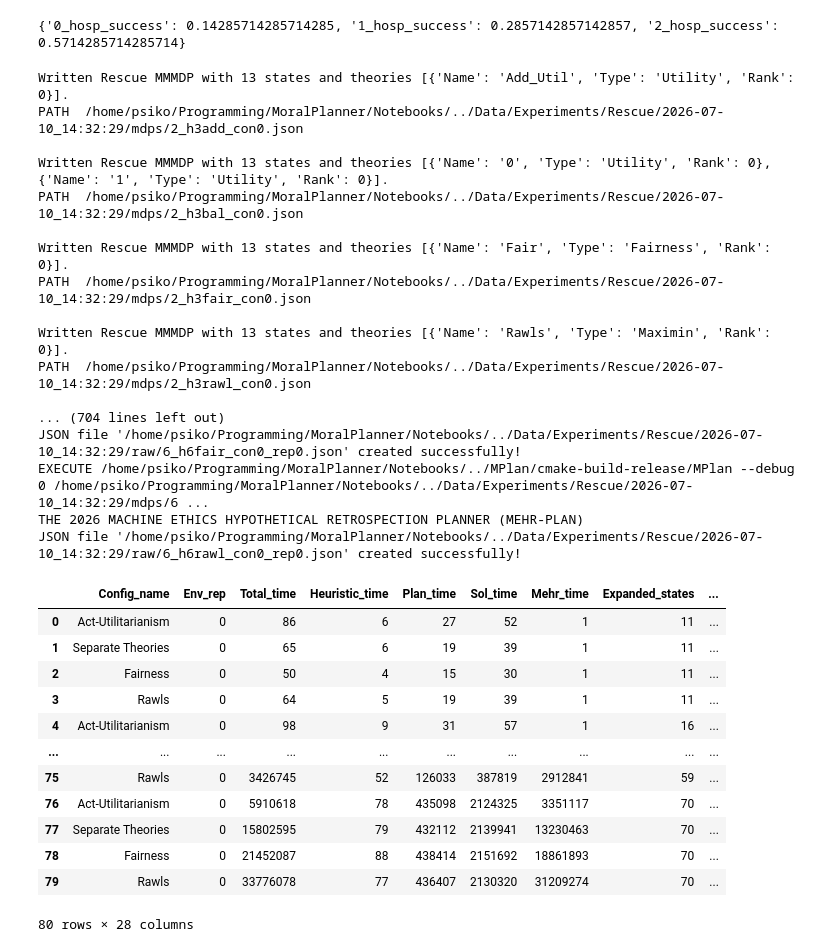
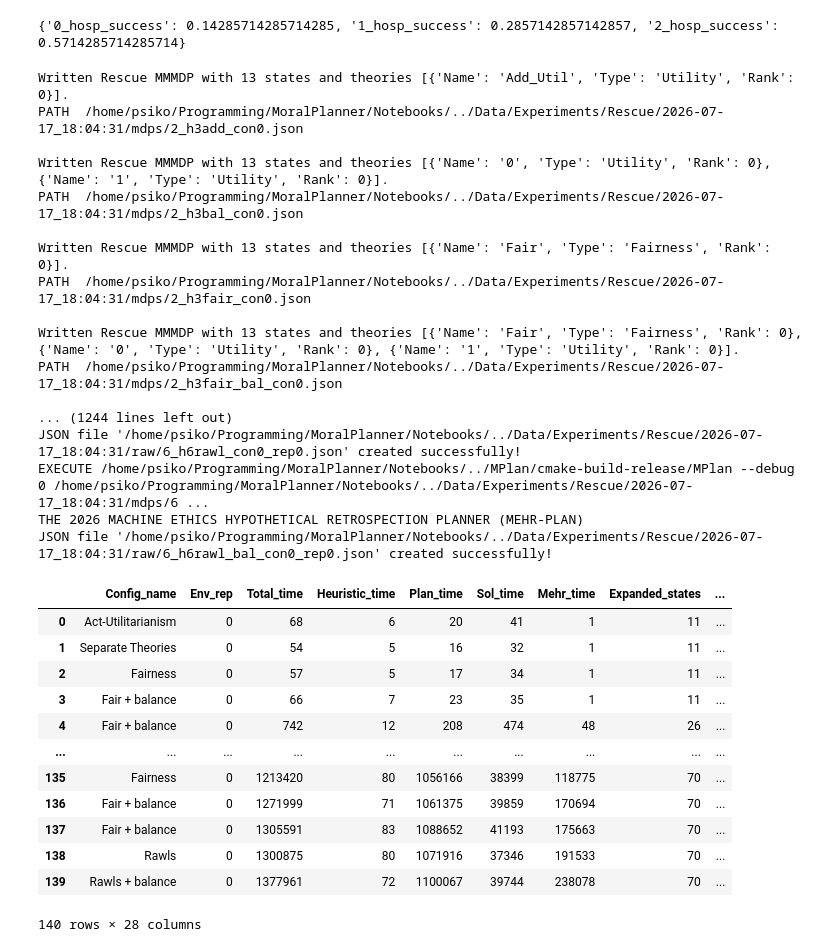
Before and after one commit to sameysimon/MoralPlanner, a Jupyter notebook: Notebooks/Rescue.ipynb, the cells around one changed output. Cells and saved outputs as stored; diff of their text form; code cells hidden in the pictures.

Commit message:
Removed accidental test files in root folder and updated experiments

```diff
--- a/Notebooks/Rescue.ipynb
+++ b/Notebooks/Rescue.ipynb
@@ -49,14 +49,14 @@ def GenerateTeamConfigs(teams_:list, name_prefix=None):
     for t in teams_:
         con["Theories"].append([f"{t}", "Utility", 0])
         con["Considerations"].append([f"{t}:wellbeing", [f"{t}", "Fair"]])
-    #configs[f"{name_prefix}fair_bal"] = con
+    configs[f"{name_prefix}fair_bal"] = con
 
     # Fairness + Act-Utilitarianism
     con = {"Theories": [["Fair", "Fairness", 0]], "Considerations": []}
     for t in teams_:
         con["Theories"].append([f"{t}", "Utility", 0])
         con["Considerations"].append([f"{t}:wellbeing", [f"{t}", "Fair"]])
-    #configs[f"{len(teams_)}_fair_bal"] = con
+    configs[f"{len(teams_)}_fair_bal"] = con
 
     # Rawls
     con = {"Theories":[["Rawls", "Maximin", 0]], "Considerations": []}
@@ -69,7 +69,7 @@ def GenerateTeamConfigs(teams_:list, name_prefix=None):
     for t in teams_:
         con["Theories"].append([f"{t}", "Utility", 0])
         con["Considerations"].append([f"{t}:wellbeing", [f"{t}", "Rawls"]])
-    #configs[f"{name_prefix}rawl_bal"] = con
+    configs[f"{name_prefix}rawl_bal"] = con
 
     return configs
 
@@ -87,16 +87,18 @@ markers = {
     "Separate Theories": "o",
     "Act-Utilitarianism": "s",
     "Fairness": "^",
-    "Rawls": "*"
+    "Rawls": "*",
+    "Fair + balance": ".",
+    "Rawls + balance": "x"
 }
 colours = {
-    "Separate Theories": "green",
-    "Act-Utilitarianism": "blue",
-    "Fairness": "orange",
-    "Rawls": "red"
+    "Separate Theories": "blue",
+    "Act-Utilitarianism": "black",
+    "Fairness": "green",
+    "Rawls": "red",
+    "Fair + balance": "cyan",
+    "Rawls + balance": "magenta",
 }
-
-print(MakeTeamWeights([i for i in range(3)]))
 # %% [output]
 {'0_hosp_success': 0.14285714285714285, '1_hosp_success': 0.2857142857142857, '2_hosp_success': 0.5714285714285714}
 # %%
@@ -114,60 +116,60 @@ er.buildEnvironments()
 er.run(envRepetitions=env_reps)
 # %% [output]
 Written Rescue MMMDP with 13 states and theories [{'Name': 'Add_Util', 'Type': 'Utility', 'Rank': 0}].
-PATH  /home/psiko/Programming/MoralPlanner/Notebooks/../Data/Experiments/Rescue/2026-07-10_14:32:29/mdps/2_h3add_con0.json
+PATH  /home/psiko/Programming/MoralPlanner/Notebooks/../Data/Experiments/Rescue/2026-07-17_18:04:31/mdps/2_h3add_con0.json
 
 Written Rescue MMMDP with 13 states and theories [{'Name': '0', 'Type': 'Utility', 'Rank': 0}, {'Name': '1', 'Type': 'Utility', 'Rank': 0}].
-PATH  /home/psiko/Programming/MoralPlanner/Notebooks/../Data/Experiments/Rescue/2026-07-10_14:32:29/mdps/2_h3bal_con0.json
+PATH  /home/psiko/Programming/MoralPlanner/Notebooks/../Data/Experiments/Rescue/2026-07-17_18:04:31/mdps/2_h3bal_con0.json
 
 Written Rescue MMMDP with 13 states and theories [{'Name': 'Fair', 'Type': 'Fairness', 'Rank': 0}].
-PATH  /home/psiko/Programming/MoralPlanner/Notebooks/../Data/Experiments/Rescue/2026-07-10_14:32:29/mdps/2_h3fair_con0.json
+PATH  /home/psiko/Programming/MoralPlanner/Notebooks/../Data/Experiments/Rescue/2026-07-17_18:04:31/mdps/2_h3fair_con0.json
 
-Written Rescue MMMDP with 13 states and theories [{'Name': 'Rawls', 'Type': 'Maximin', 'Rank': 0}].
-PATH  /home/psiko/Programming/MoralPlanner/Notebooks/../Data/Experiments/Rescue/2026-07-10_14:32:29/mdps/2_h3rawl_con0.json
+Written Rescue MMMDP with 13 states and theories [{'Name': 'Fair', 'Type': 'Fairness', 'Rank': 0}, {'Name': '0', 'Type': 'Utility', 'Rank': 0}, {'Name': '1', 'Type': 'Utility', 'Rank': 0}].
+PATH  /home/psiko/Programming/MoralPlanner/Notebooks/../Data/Experiments/Rescue/2026-07-17_18:04:31/mdps/2_h3fair_bal_con0.json
 
-... (704 lines left out)
-JSON file '/home/psiko/Programming/MoralPlanner/Notebooks/../Data/Experiments/Rescue/2026-07-10_14:32:29/raw/6_h6fair_con0_rep0.json' created successfully!
-EXECUTE /home/psiko/Programming/MoralPlanner/Notebooks/../MPlan/cmake-build-release/MPlan --debug 0 /home/psiko/Programming/MoralPlanner/Notebooks/../Data/Experiments/Rescue/2026-07-10_14:32:29/mdps/6 ...
+... (1244 lines left out)
+JSON file '/home/psiko/Programming/MoralPlanner/Notebooks/../Data/Experiments/Rescue/2026-07-17_18:04:31/raw/6_h6rawl_con0_rep0.json' created successfully!
+EXECUTE /home/psiko/Programming/MoralPlanner/Notebooks/../MPlan/cmake-build-release/MPlan --debug 0 /home/psiko/Programming/MoralPlanner/Notebooks/../Data/Experiments/Rescue/2026-07-17_18:04:31/mdps/6 ...
 THE 2026 MACHINE ETHICS HYPOTHETICAL RETROSPECTION PLANNER (MEHR-PLAN)
-JSON file '/home/psiko/Programming/MoralPlanner/Notebooks/../Data/Experiments/Rescue/2026-07-10_14:32:29/raw/6_h6rawl_con0_rep0.json' created successfully!
+JSON file '/home/psiko/Programming/MoralPlanner/Notebooks/../Data/Experiments/Rescue/2026-07-17_18:04:31/raw/6_h6rawl_bal_con0_rep0.json' created successfully!
 # %%
 df = pd.DataFrame(er.data)
 df = df.drop(labels=['Conf_rep', 'Theories', 'Considerations', 'CQ1_time', 'CQ2_time', 'Out_time', 'Sol_reduce_time'], axis=1)
 df = df.replace(["", "N/A", "NA", "nan", "None"], np.nan)
 df['communities'] = df['Config_name'].str[:1]
 df["Config_name"] = np.select(
     [
         df["Config_name"].str.contains("fair_bal", case=False, na=False),
-        df["Config_name"].str.contains("rawls_bal", case=False, na=False),
+        df["Config_name"].str.contains("rawl_bal", case=False, na=False),
         df["Config_name"].str.contains("add", case=False, na=False),
         df["Config_name"].str.contains("bal", case=False, na=False),
         df["Config_name"].str.contains("fair", case=False, na=False),
         df["Config_name"].str.contains("rawl", case=False, na=False),
     ],
     [
         "Fair + balance",
         "Rawls + balance",
         "Act-Utilitarianism",
         "Separate Theories",
         "Fairness",
         "Rawls",
     ],
     default=df["Config_name"]
 )
 df.head(500)
 # %% [output]
 |  | Config_name | Env_rep | Total_time | Heuristic_time | Plan_time | Sol_time | Mehr_time | Expanded_states | ... |
-| 0 | Act-Utilitarianism | 0 | 86 | 6 | 27 | 52 | 1 | 11 | ... |
-| 1 | Separate Theories | 0 | 65 | 6 | 19 | 39 | 1 | 11 | ... |
-| 2 | Fairness | 0 | 50 | 4 | 15 | 30 | 1 | 11 | ... |
-| 3 | Rawls | 0 | 64 | 5 | 19 | 39 | 1 | 11 | ... |
-| 4 | Act-Utilitarianism | 0 | 98 | 9 | 31 | 57 | 1 | 16 | ... |
+| 0 | Act-Utilitarianism | 0 | 68 | 6 | 20 | 41 | 1 | 11 | ... |
+| 1 | Separate Theories | 0 | 54 | 5 | 16 | 32 | 1 | 11 | ... |
+| 2 | Fairness | 0 | 57 | 5 | 17 | 34 | 1 | 11 | ... |
+| 3 | Fair + balance | 0 | 66 | 7 | 23 | 35 | 1 | 11 | ... |
+| 4 | Fair + balance | 0 | 742 | 12 | 208 | 474 | 48 | 26 | ... |
 | ... | ... | ... | ... | ... | ... | ... | ... | ... | ... |
-| 75 | Rawls | 0 | 3426745 | 52 | 126033 | 387819 | 2912841 | 59 | ... |
-| 76 | Act-Utilitarianism | 0 | 5910618 | 78 | 435098 | 2124325 | 3351117 | 70 | ... |
-| 77 | Separate Theories | 0 | 15802595 | 79 | 432112 | 2139941 | 13230463 | 70 | ... |
-| 78 | Fairness | 0 | 21452087 | 88 | 438414 | 2151692 | 18861893 | 70 | ... |
-| 79 | Rawls | 0 | 33776078 | 77 | 436407 | 2130320 | 31209274 | 70 | ... |
+| 135 | Fairness | 0 | 1213420 | 80 | 1056166 | 38399 | 118775 | 70 | ... |
+| 136 | Fair + balance | 0 | 1271999 | 71 | 1061375 | 39859 | 170694 | 70 | ... |
+| 137 | Fair + balance | 0 | 1305591 | 83 | 1088652 | 41193 | 175663 | 70 | ... |
+| 138 | Rawls | 0 | 1300875 | 80 | 1071916 | 37346 | 191533 | 70 | ... |
+| 139 | Rawls + balance | 0 | 1377961 | 72 | 1100067 | 39744 | 238078 | 70 | ... |
-80 rows × 28 columns
+140 rows × 28 columns
 # %%
 plot_df = df.reset_index().copy()
```
Also changed, not shown: parts of 9 cells of this notebook, 16 other files.
